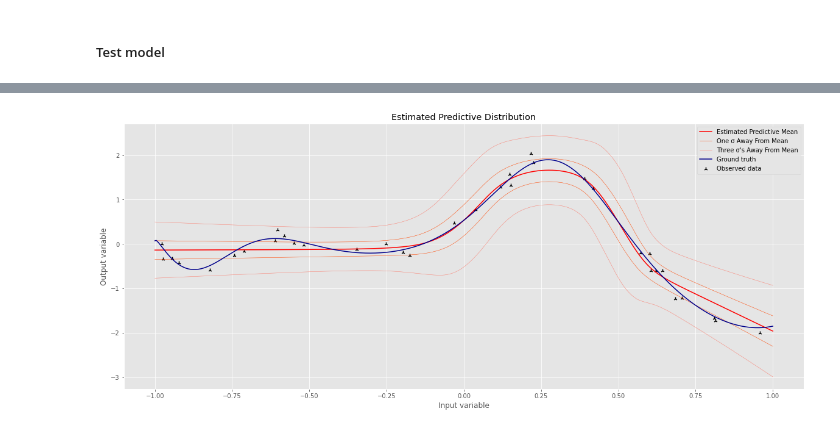
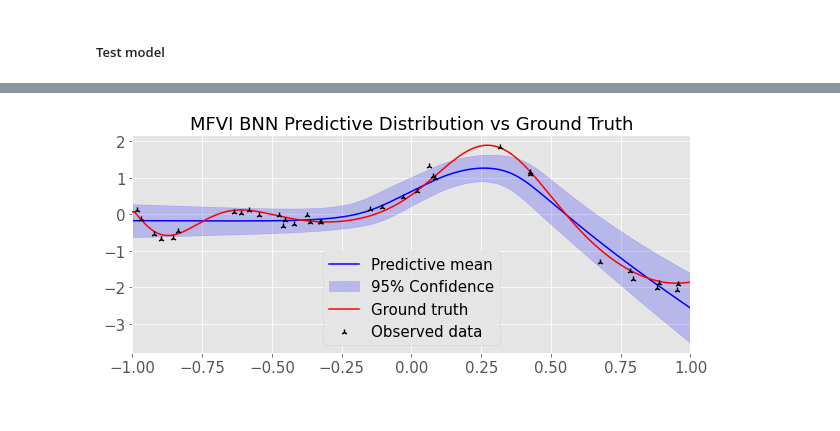
Before and after one commit to Sheev13/bnn-mean-field-vi, a Jupyter notebook: toy_regression.ipynb, the cells around one changed output, grey strips where cells are left out. Cells and saved outputs as stored; diff of their text form; code cells hidden in the pictures.

```diff
--- a/toy_regression.ipynb
+++ b/toy_regression.ipynb
@@ -425,27 +413,21 @@ plt.show()
-# %%
-xs = np.linspace(-1, 1, 500)
-n_samps = bnn_model(torch.FloatTensor(xs).unsqueeze(-1)).detach().numpy().shape[0]
-all_pred_samples = bnn_model(torch.FloatTensor(xs).unsqueeze(-1)).detach().numpy()
-for j in range(int(100/n_samps)):
-    pred_samples = bnn_model(torch.FloatTensor(xs).unsqueeze(-1)).detach().numpy()
-    all_pred_samples = np.concatenate((all_pred_samples, pred_samples), axis=0)
-
-mu = all_pred_samples.mean(0)
-std = all_pred_samples.std(0)
-
-plt.rcParams["figure.figsize"] = (20, 8)
-
-plt.title("Estimated Predictive Distribution")
-plt.plot(xs, mu, color='red', label='Estimated Predictive Mean')
-plt.plot(xs, mu-std, color='orangered', linewidth=0.5, label='One \u03c3 Away From Mean')
-plt.plot(xs, mu+std, color='orangered', linewidth=0.5)
-plt.plot(xs, mu-3*std, color='salmon', linewidth=0.5, label='Three \u03c3\'s Away From Mean')
-plt.plot(xs, mu+3*std, color='salmon', linewidth=0.5)
-plt.plot(xs, ys, color='darkblue', label='Ground truth')
-plt.scatter(x_tr, y_tr, color='black', label='Observed data', marker='2')
-plt.xlabel('Input variable')
-plt.ylabel('Output variable')
-plt.legend()
-plt.show()
-# %% [output]
-[figure, removed]
+# %%
+xs = np.linspace(-1, 1, 500)
+num_samps = 1000
+
+preds = bnn_model(torch.FloatTensor(xs).unsqueeze(-1), num_samples=num_samps).squeeze(-1).detach().numpy()
+pred_mean = preds.mean(0)
+pred_std = preds.std(0)
+plt.plot(xs, pred_mean, color='blue', label='Predictive mean')
+plt.fill_between(xs, pred_mean + 1.96*pred_std, pred_mean - 1.96*pred_std, color='blue', alpha=0.2, label='95% Confidence')
+
+ys = normalised_ground_truth(xs)
+plt.title("MFVI BNN Predictive Distribution vs Ground Truth", fontsize=18)
+plt.plot(xs, ys, color='red', label='Ground truth', zorder=900)
+plt.scatter(x_tr, y_tr, color='black', label='Observed data', marker='2', zorder=1000)
+plt.legend(fontsize=15, loc='lower center')
+plt.xlim([-1, 1])
+plt.xticks(fontsize=15)
+plt.yticks(fontsize=15)
+plt.show()
+# %% [output]
+[figure, added]
```
Also changed, not shown: parts of 6 cells of this notebook.
